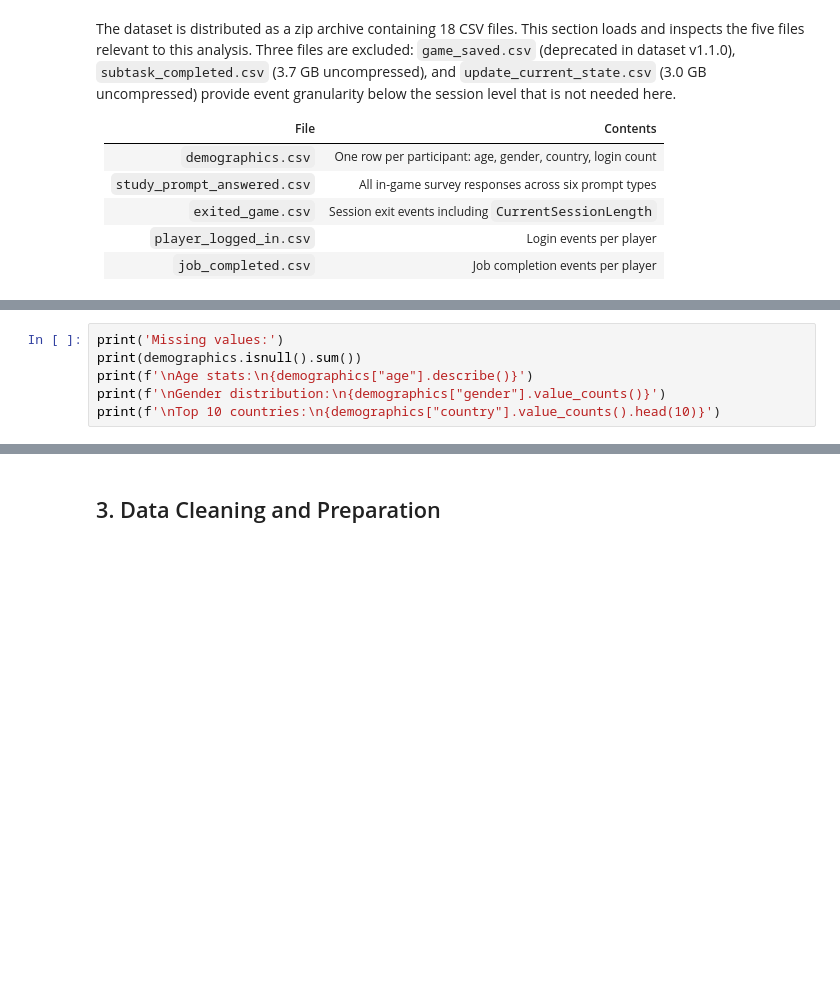
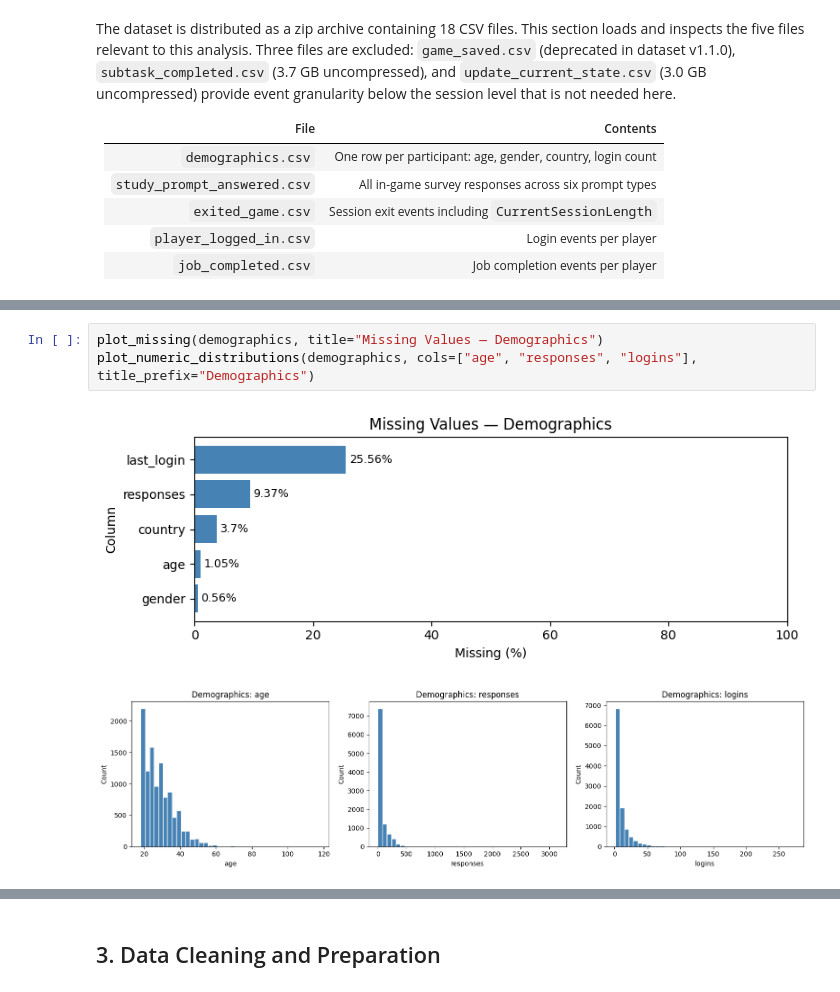
Before and after one commit to thebobmay/statistical-analysis-player-behavior, a Jupyter notebook: notebooks/analysis.ipynb, the cells around one changed output, grey strips where cells are left out. Saved outputs shown, nothing was run; the diff lists cells and outputs as text; blank space fills up the shorter version.

```diff
--- a/notebooks/analysis.ipynb
+++ b/notebooks/analysis.ipynb
@@ -52,7 +76,7 @@ demographics.head()
-# %%
-print('Missing values:')
-print(demographics.isnull().sum())
-print(f'\nAge stats:\n{demographics["age"].describe()}')
-print(f'\nGender distribution:\n{demographics["gender"].value_counts()}')
-print(f'\nTop 10 countries:\n{demographics["country"].value_counts().head(10)}')
+# %%
+plot_missing(demographics, title="Missing Values — Demographics")
+plot_numeric_distributions(demographics, cols=["age", "responses", "logins"], title_prefix="Demographics")
+# %% [output]
+[figure, added]
+[figure, added]
 # %% [markdown]
```
Also changed, not shown: parts of 15 cells of this notebook, 2 other files.
